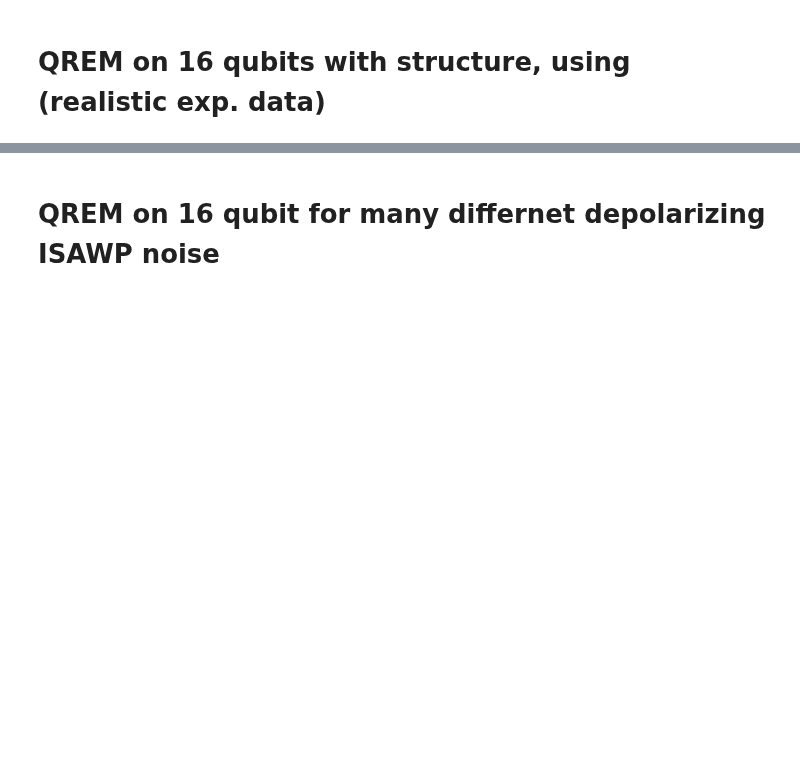
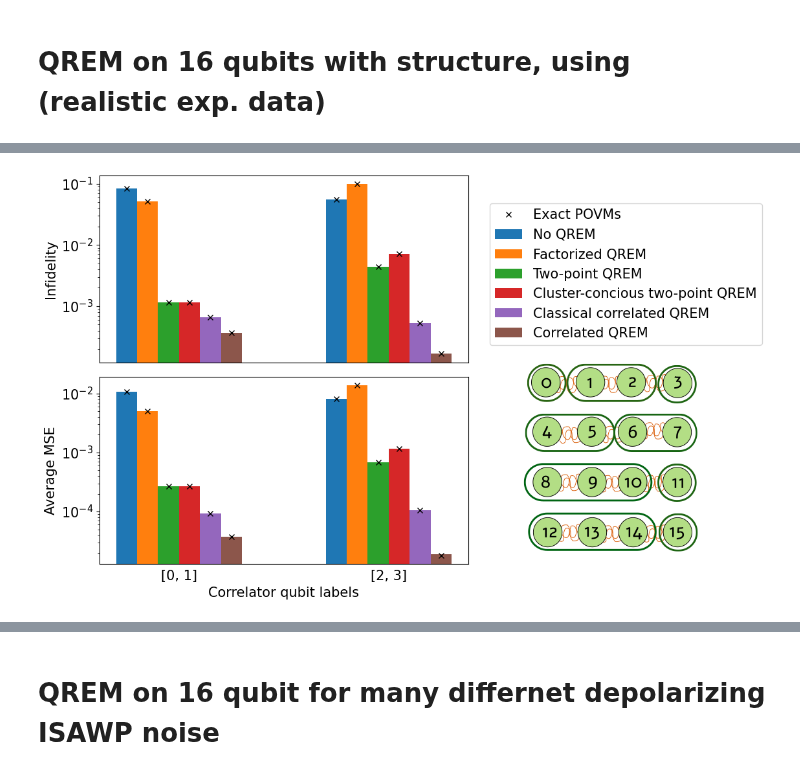
Before and after one commit to AdrianAasen/CREMST, a Jupyter notebook: visualiztion.ipynb, the cells around one changed output, grey strips where cells are left out. Cells and saved outputs as stored; diff of their text form; code cells hidden in the pictures; blank space fills up the shorter version.

```diff
--- a/visualiztion.ipynb
+++ b/visualiztion.ipynb
@@ -628,0 +170,98 @@ fig_main.tight_layout()
+# %%
+# Plotting
+#data_path = "QDOT_results/2024-08-01_13-23-06_9debe732-8fc3-49b5-bdde-ef8b208d43b5"
+
+with open(f'{perm_data_path}/result_QST.npy', 'rb') as f:
+    dict_array = np.load(f, allow_pickle=True)
+
+standard_dict = dict_array[0]
+perfect_clustering_dict = dict_array[1]
+n_averages = standard_dict['n_average']
+two_point_corr_labels   = standard_dict['two_point_corr_labels']
+traced_down_rho_true_array = standard_dict['traced_down_rho_true_array']
+
+standard_state_array, label_array = ot.load_state_array_from_result_dict(standard_dict)
+perfect_state_array, _ = ot.load_state_array_from_result_dict(perfect_clustering_dict)
+# The states has shapes [n_modes, n_averages, len(two_point_corr_labels), 2**n_qubits, 2**n_qubits]
+
+fig, ax = plt.subplots(2,1)
+x = np.arange(len(two_point_corr_labels))  # the label locations
+width = 0.1  # the width of the bars
+multiplier = 0
+
+standard_inf_array = ot.compute_mode_mean_infidelitites(standard_state_array, traced_down_rho_true_array)
+perfect_inf_array = ot.compute_mode_mean_infidelitites(standard_state_array, traced_down_rho_true_array)
+print(standard_inf_array.shape)
+for i in range(len(label_array)):
+    offset = width * multiplier
+    rects = ax[0].bar(x + offset,standard_inf_array[i], width, label=label_array[i])
+    ax[0].plot(x + offset, perfect_inf_array[i], "kx", label="Exact POVMs" if multiplier == 0 else "")
+    multiplier += 1
+ax[0].set_yscale('log')
+ax[0].set_xticks(x + 2.5*width, two_point_corr_labels)
+ax[0].set_ylabel('Infidelity')
+
+
+# Generate average Pauli expectation values
+n_op = 25
+op_string_array = ot.generate_random_pauli_string(n_op,2)
+
+
+
+
+true_exp_value = ot.compute_state_array_exp_values([traced_down_rho_true_array],op_string_array)[0]
+stadard_exp_value = ot.compute_state_array_exp_values(standard_state_array,op_string_array)
+
+standard_mean_MSE = ot.compute_op_and_n_averages_mean_MSE(stadard_exp_value, true_exp_value)
+perfect_clustering_exp_value = ot.compute_state_array_exp_values(perfect_state_array,op_string_array)
+perfect_clustering_MSE = ot.compute_op_and_n_averages_mean_MSE(perfect_clustering_exp_value, true_exp_value)
+
+# MSE of shape [n_method , n_correlators]
+corr_x_label = [f'[{label[0]}, {label[1]}]' for label in two_point_corr_labels]
+x = np.arange(len(corr_x_label))  # the label locations
+width = 0.1  # the width of the bars
+multiplier = 0
+for i in range(len(label_array)):
+    offset = width * multiplier
+    rects = ax[1].bar(x + offset, standard_mean_MSE[i], width)
+    ax[1].plot(x + offset, perfect_clustering_MSE[i], "kx")
+    multiplier += 1
+
+ax[0].tick_params(axis='x', which='both', bottom=False, top=False, labelbottom=False)
+ax[1].set_yscale('log')
+ax[1].set_ylabel(f'Average MSE')
+ax[-1].set_xticks(x + 2.5*width, corr_x_label)
+ax[-1].set_xlabel('Correlator qubit labels')
+img = plt.imread("images/cluster_formation_16.png")
+fig.figimage(img, 750, 80, zorder=3, alpha=1)
+
+plt.tick_params(
+    axis='x',          # changes apply to the x-axis
+    which='both',      # both major and minor ticks are affected
+    bottom=False,      # ticks along the bottom edge are off
+    top=False,         # ticks along the top edge are off
+    labelbottom=True) # labels along the bottom edge are off
+
+fig.set_size_inches(7, 7)
+fig.tight_layout()
+fig.legend(loc='center left', bbox_to_anchor=(1,0.75))
+handels, labels = ax[0].get_legend_handles_labels()
+
+
+
+
+
+fig_main, ax_main = plt.subplots(1,1)
+standard_mean_MSE = np.mean(standard_mean_MSE, axis=1)
+perfect_mean_MSE = np.mean(perfect_clustering_MSE, axis=1)
+bars = ax_main.bar(label_array, standard_mean_MSE, width*6, color=['C0', 'C1','C2','C3','C4', 'C5'])
+ax_main.plot(label_array, perfect_mean_MSE, "kx")
+#ax_main.set_title('Average MSE over random correlators')
+ax_main.set_ylabel('Correlator average MSE')
+ax_main.set_yscale('log')
+ax_main.legend(handels, labels)
+ax_main.tick_params(axis='x', which='both', bottom=False, top=False, labelbottom=False)
+fig_main.set_size_inches(8, 5)
+fig_main.tight_layout()
+#fig_main.legend(loc='center left', bbox_to_anchor=(1,0.75))
+# %% [output]
@@ -628,0 +274 @@ fig_main.tight_layout()
+[figure, added]
```
Also changed, not shown: parts of 34 cells of this notebook, 6 other files.
